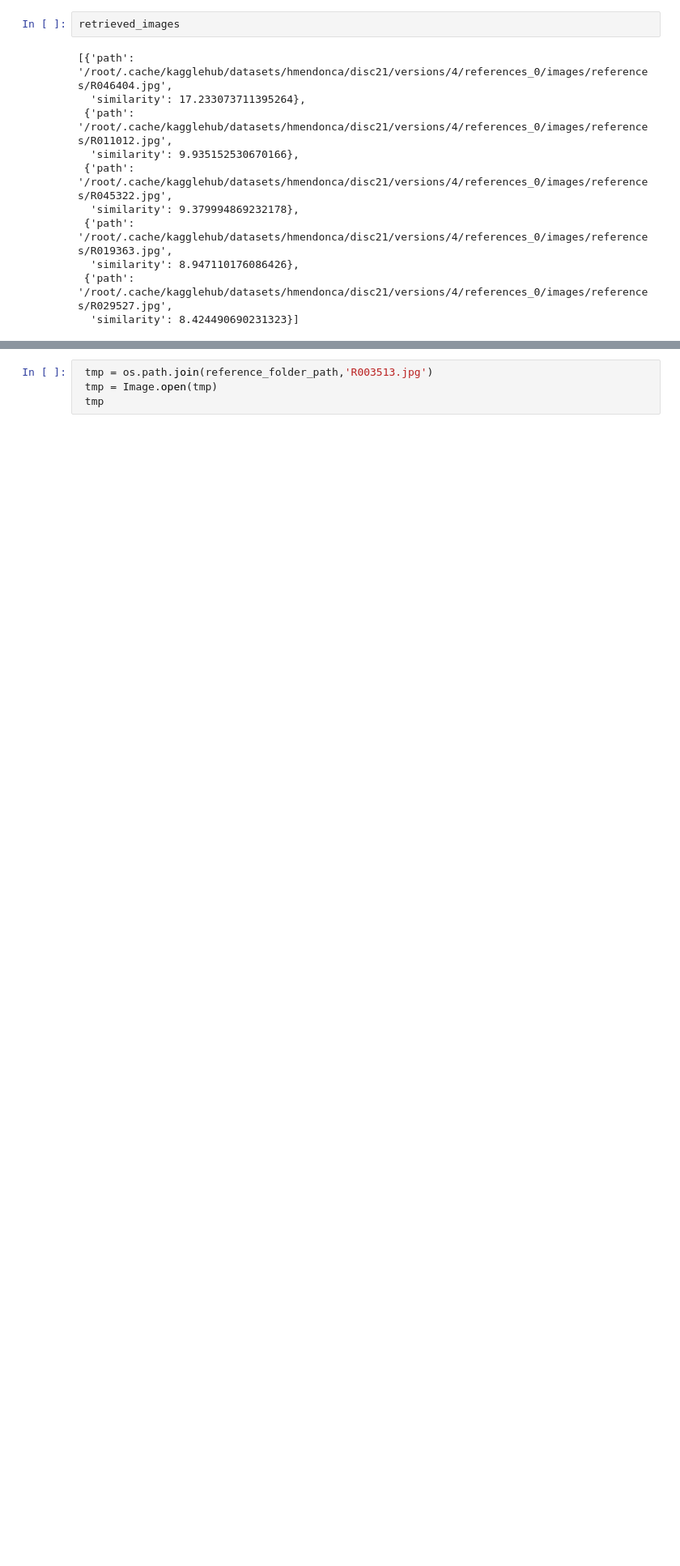
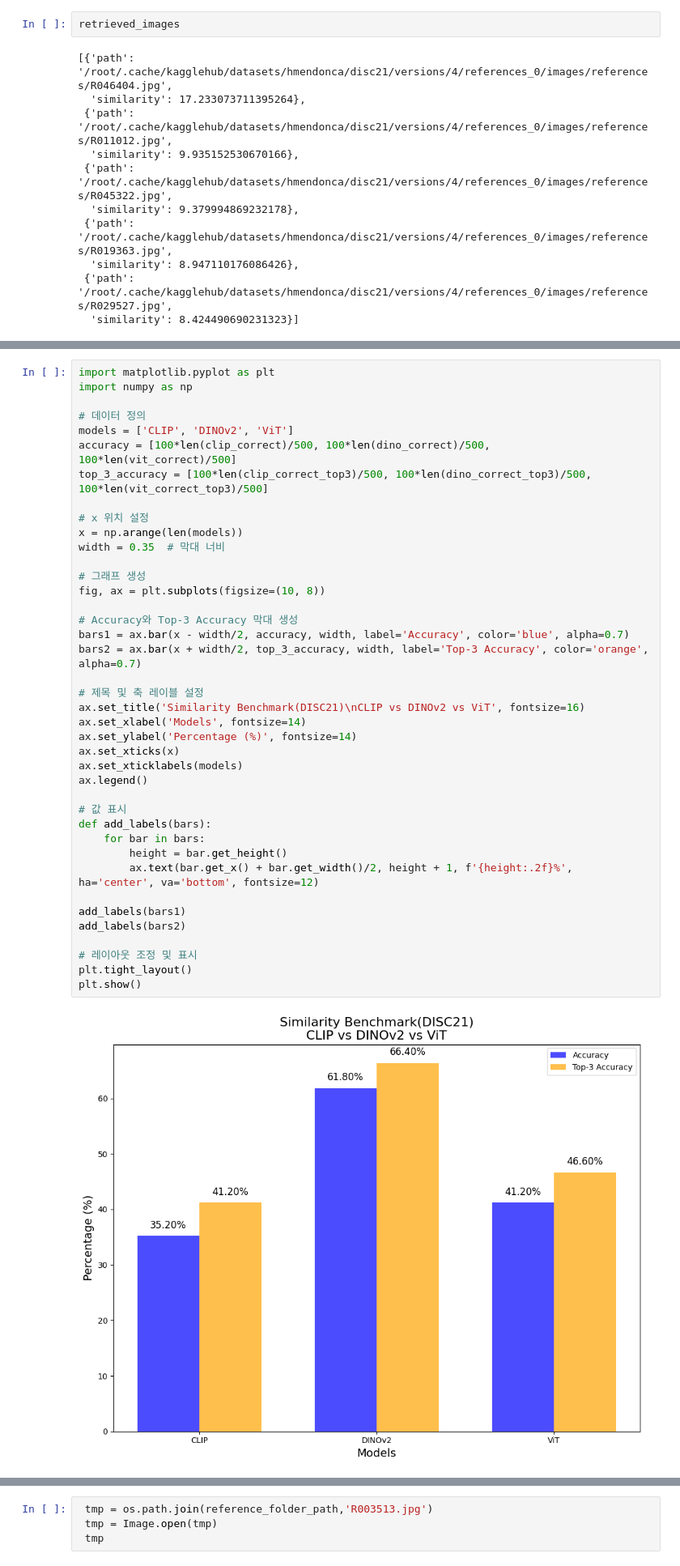
Before and after one commit to robosun78/20242R0136COSE47402, a Jupyter notebook: FinalProject/Final_proejct_2022320027.ipynb, the cells around one changed output, grey strips where cells are left out. Shown at 81% size. Saved outputs shown, nothing was run; the diff lists cells and outputs as text; blank space fills up the shorter version.

```diff
--- a/FinalProject/Final_proejct_2022320027.ipynb
+++ b/FinalProject/Final_proejct_2022320027.ipynb
@@ -330,0 +425,42 @@ retrieved_images
+# %%
+import matplotlib.pyplot as plt
+import numpy as np
+
+# 데이터 정의
+models = ['CLIP', 'DINOv2', 'ViT']
+accuracy = [100*len(clip_correct)/500, 100*len(dino_correct)/500, 100*len(vit_correct)/500]
+top_3_accuracy = [100*len(clip_correct_top3)/500, 100*len(dino_correct_top3)/500, 100*len(vit_correct_top3)/500]
+
+# x 위치 설정
+x = np.arange(len(models))
+width = 0.35  # 막대 너비
+
+# 그래프 생성
+fig, ax = plt.subplots(figsize=(10, 8))
+
+# Accuracy와 Top-3 Accuracy 막대 생성
+bars1 = ax.bar(x - width/2, accuracy, width, label='Accuracy', color='blue', alpha=0.7)
+bars2 = ax.bar(x + width/2, top_3_accuracy, width, label='Top-3 Accuracy', color='orange', alpha=0.7)
+
+# 제목 및 축 레이블 설정
+ax.set_title('Similarity Benchmark(DISC21)\nCLIP vs DINOv2 vs ViT', fontsize=16)
+ax.set_xlabel('Models', fontsize=14)
+ax.set_ylabel('Percentage (%)', fontsize=14)
+ax.set_xticks(x)
+ax.set_xticklabels(models)
+ax.legend()
+
+# 값 표시
+def add_labels(bars):
+    for bar in bars:
+        height = bar.get_height()
+        ax.text(bar.get_x() + bar.get_width()/2, height + 1, f'{height:.2f}%', ha='center', va='bottom', fontsize=12)
+
+add_labels(bars1)
+add_labels(bars2)
+
+# 레이아웃 조정 및 표시
+plt.tight_layout()
+plt.show()
+# %% [output]
+[figure, added]
```
Also changed, not shown: parts of 86 cells of this notebook, 3 other files.
